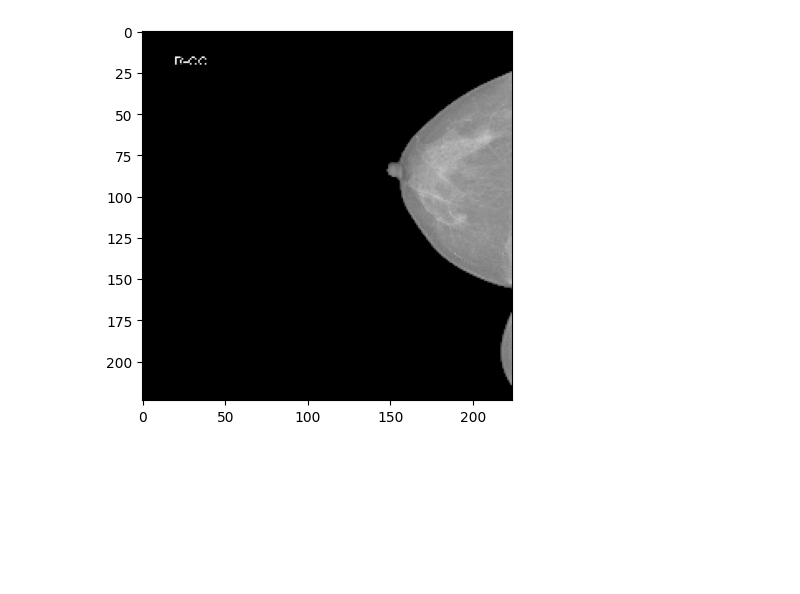
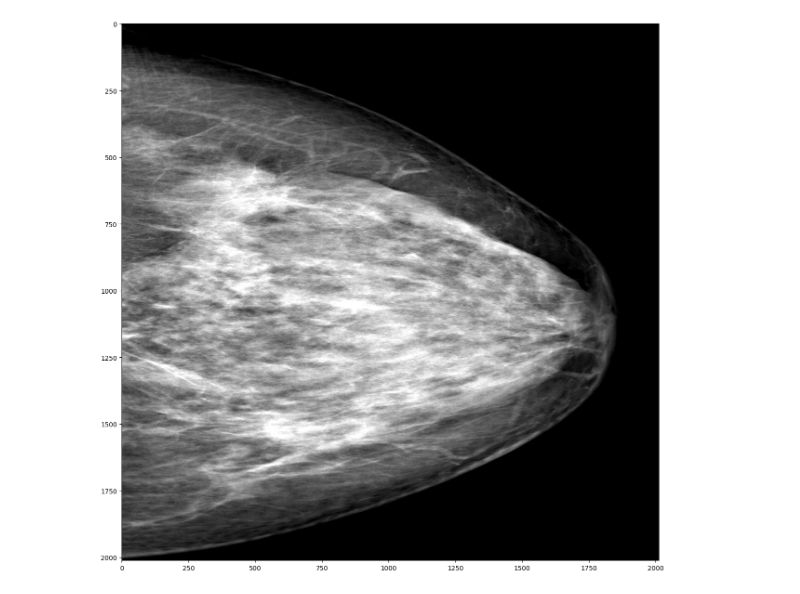
Before and after one commit to KP-AROB/Breast-Datasets-Preparation, a Jupyter notebook: notebooks/dataset.ipynb, the cells around one changed output. Drawn from its saved outputs; the diff is of its cells as text; code cells hidden in the pictures; blank space fills up the shorter version.

Commit message:
Fix vindr processing

```diff
--- a/notebooks/dataset.ipynb
+++ b/notebooks/dataset.ipynb
@@ -47,8 +47,6 @@ class HDF5ChunkedDataset(Dataset):
 
         return image, {'birads': birads, 'lesion': lesion}
 # %%
-train_path = '/media/nvidia/DATA2/datasets/prepared/vindr/h5/train'
-val_path = '/media/nvidia/DATA2/datasets/prepared/vindr/h5/val'
+val_path = '/media/nvidia/DATA2/datasets/prepared/vindr/h5_cropped/train'
 
-train_dataset = HDF5ChunkedDataset(root_dir=train_path, transform=None)
 test_dataset = HDF5ChunkedDataset(root_dir=val_path, transform=None)
@@ -57,7 +53,10 @@ sample = train_dataset[0]
 # %%
 import matplotlib.pyplot as plt
 
+sample = test_dataset[10]
+
+plt.figure(figsize=(15, 15))
 plt.imshow(sample[0][0], cmap='gray')
 plt.show()
 # %% [output]
-[figure, old version]
+[figure, new version]
```
Also changed, not shown: parts of 1 cell of this notebook, 6 other files.
